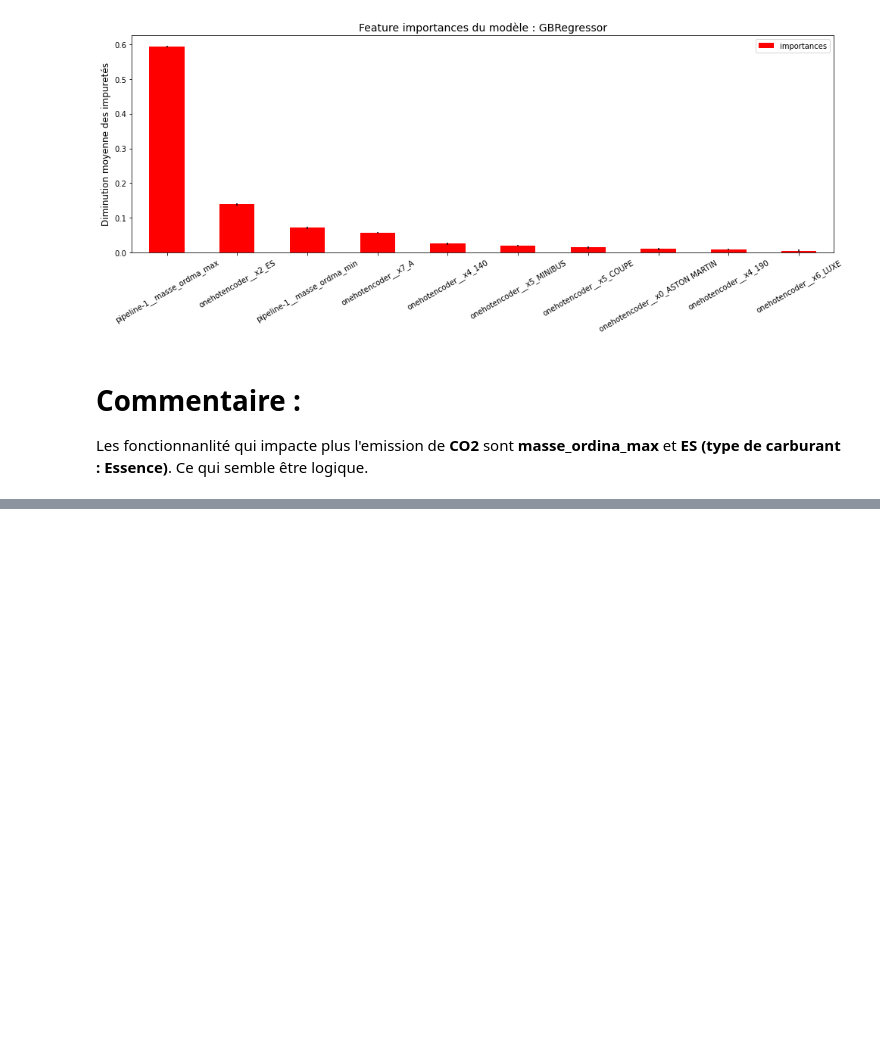
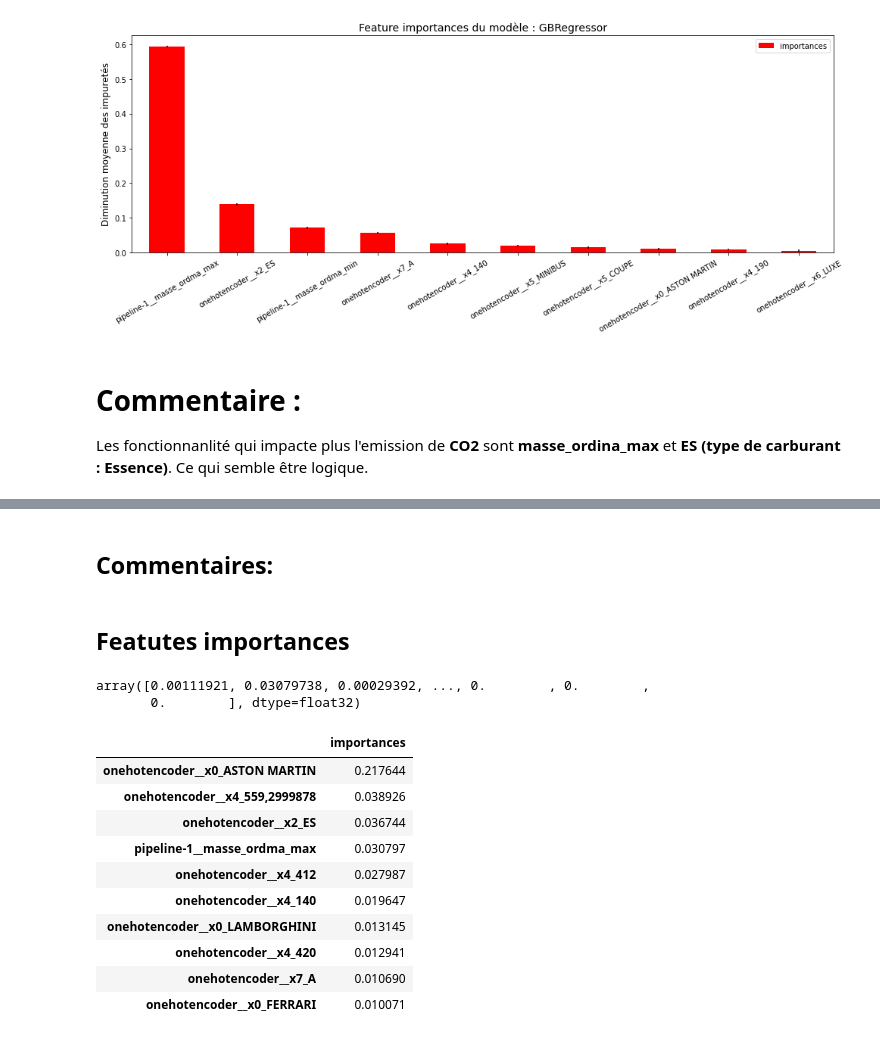
Before and after one commit to sylla2022-arc/Apprentissage-automatique-Regression, a Jupyter notebook: Prediction_Co2/Notebook_2_prediction_Apprentissag_automatique_Regression_CO2.ipynb, the cells around one changed output, grey strips where cells are left out. Drawn from its saved outputs; the diff is of its cells as text; code cells hidden in the pictures; blank space fills up the shorter version.

```diff
--- a/Prediction_Co2/Notebook_2_prediction_Apprentissag_automatique_Regression_CO2.ipynb
+++ b/Prediction_Co2/Notebook_2_prediction_Apprentissag_automatique_Regression_CO2.ipynb
@@ -869,0 +971,29 @@ Les fonctionnanlité qui impacte plus l'emission de **CO2** sont **masse_ordina_
+# %% [markdown]
+## Commentaires:
+# %% [markdown]
+## Featutes importances
+# %%
+feature_importance_xg = model_xgbr.named_steps["transformedtargetregressor"].regressor_.feature_importances_.flatten()
+feature_importance_xg
+# %% [output]
+array([0.00111921, 0.03079738, 0.00029392, ..., 0.        , 0.        ,
+       0.        ], dtype=float32)
+# %%
+#Stockage dans un dataframe à la sortie et trie par ordre decroissant sur les importancesdf_
+df_xgbr= pd.DataFrame(feature_importance_xg,
+                          index=get_feature_names(preprocessor),
+                          columns=["importances"]).sort_values(by = "importances", ascending =False)
+df_xgbr = df_xgbr.iloc[:10]
+df_xgbr
+# %% [output]
+|  | importances |
+| onehotencoder__x0_ASTON MARTIN | 0.217644 |
+| onehotencoder__x4_559,2999878 | 0.038926 |
+| onehotencoder__x2_ES | 0.036744 |
+| pipeline-1__masse_ordma_max | 0.030797 |
+| onehotencoder__x4_412 | 0.027987 |
+| onehotencoder__x4_140 | 0.019647 |
+| onehotencoder__x0_LAMBORGHINI | 0.013145 |
+| onehotencoder__x4_420 | 0.012941 |
+| onehotencoder__x7_A | 0.010690 |
+| onehotencoder__x0_FERRARI | 0.010071 |
```
Also changed, not shown: parts of 17 cells of this notebook.
